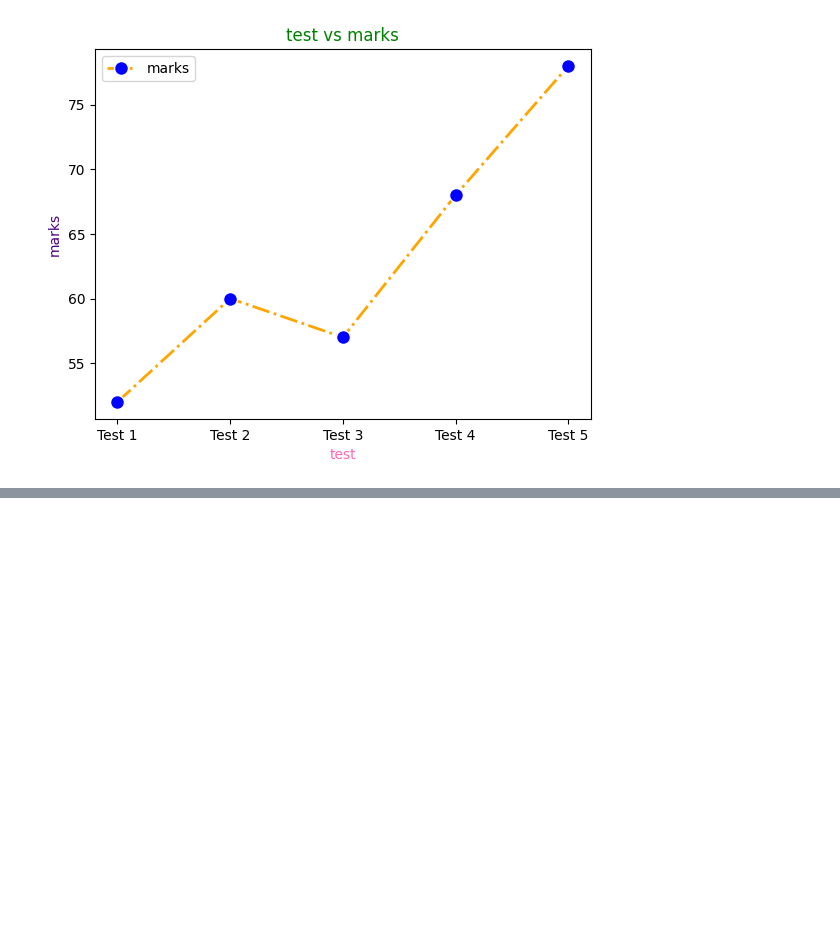
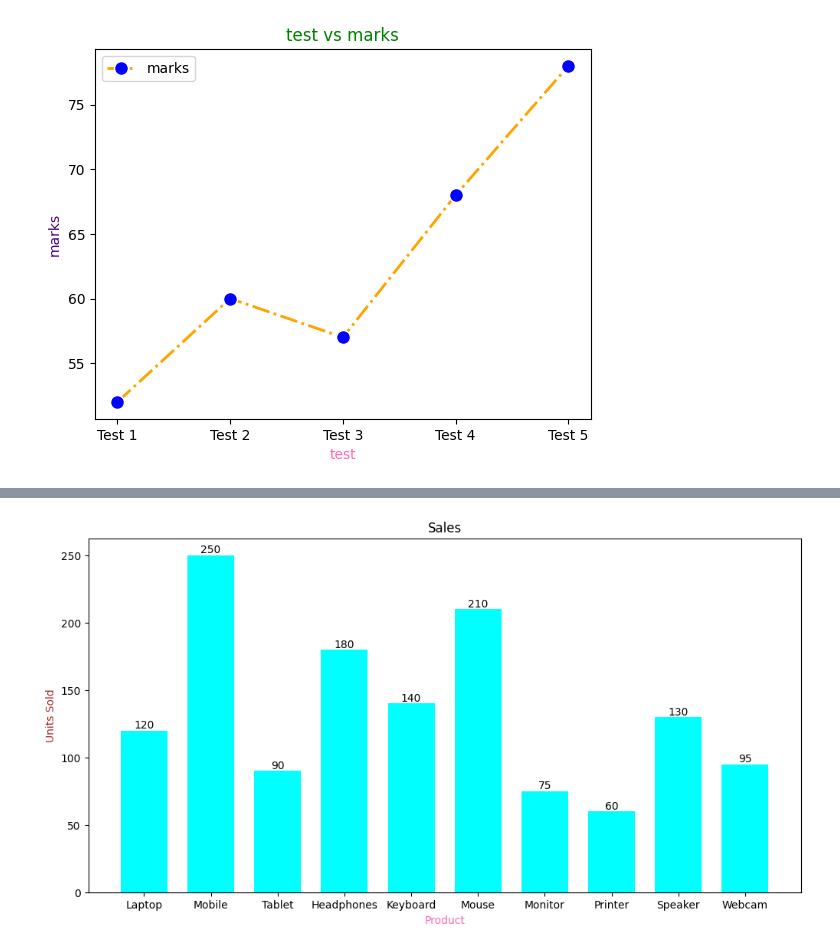
Before and after one commit to vamsivirigineni/Python-Data-Analysis, a Jupyter notebook: MatPlotLib/LineChart1.ipynb, the cells around one changed output, grey strips where cells are left out. Drawn from its saved outputs; the diff is of its cells as text; code cells hidden in the pictures; blank space fills up the shorter version.

```diff
--- a/MatPlotLib/LineChart1.ipynb
+++ b/MatPlotLib/LineChart1.ipynb
@@ -128,0 +140,3 @@ plt.show()
+# %%
+bar1 = pd.read_csv('/content/Sales')
+bar1
@@ -128,0 +155,11 @@ plt.show()
+# %%
+plt.figure(figsize=(12,6))
+x = plt.bar(bar1['Product'],bar1['Units Sold'],width=0.7,color='cyan')
+plt.bar_label(x)
+#plt.grid()
+plt.xlabel('Product',color='hotpink')
+plt.ylabel('Units Sold',color='brown')
+plt.title('Sales',color='black')
+plt.show()
+# %% [output]
+[figure, added]
```
Also changed, not shown: parts of 20 cells of this notebook.
